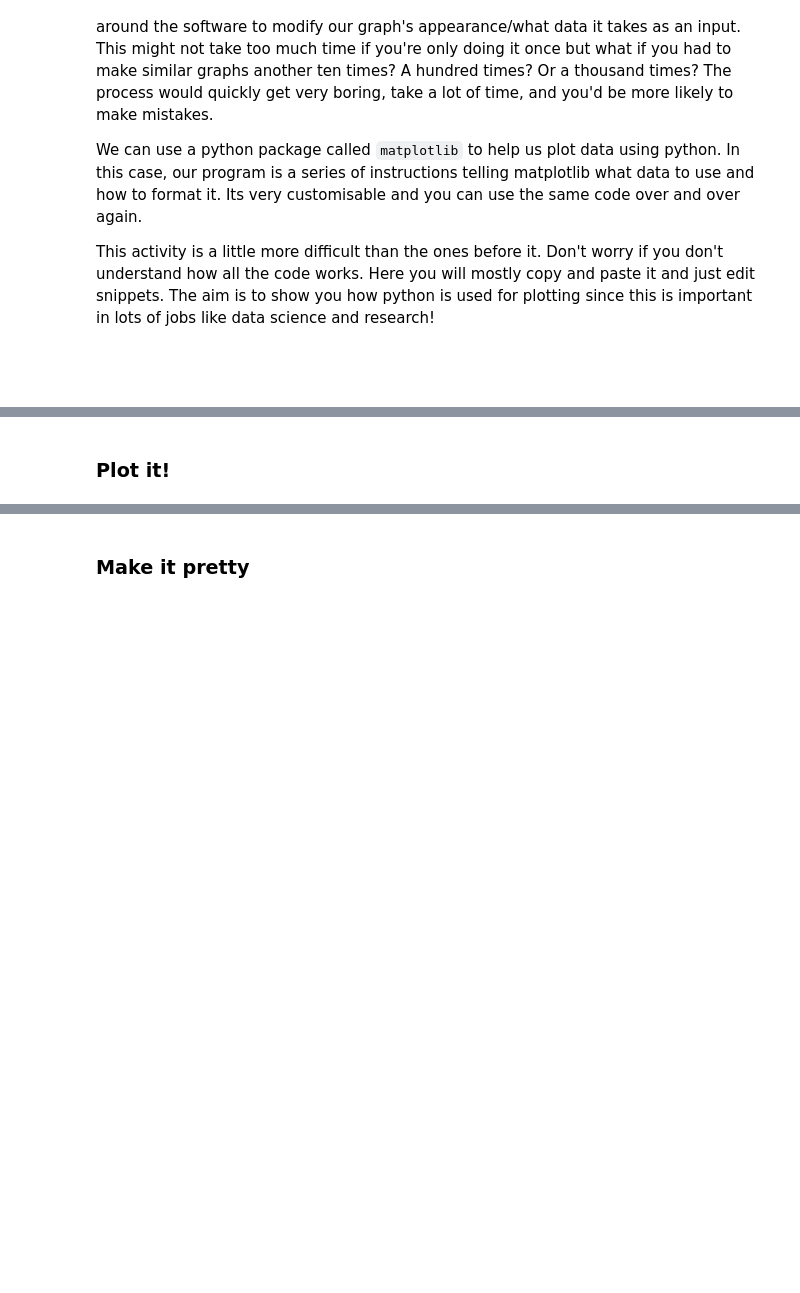
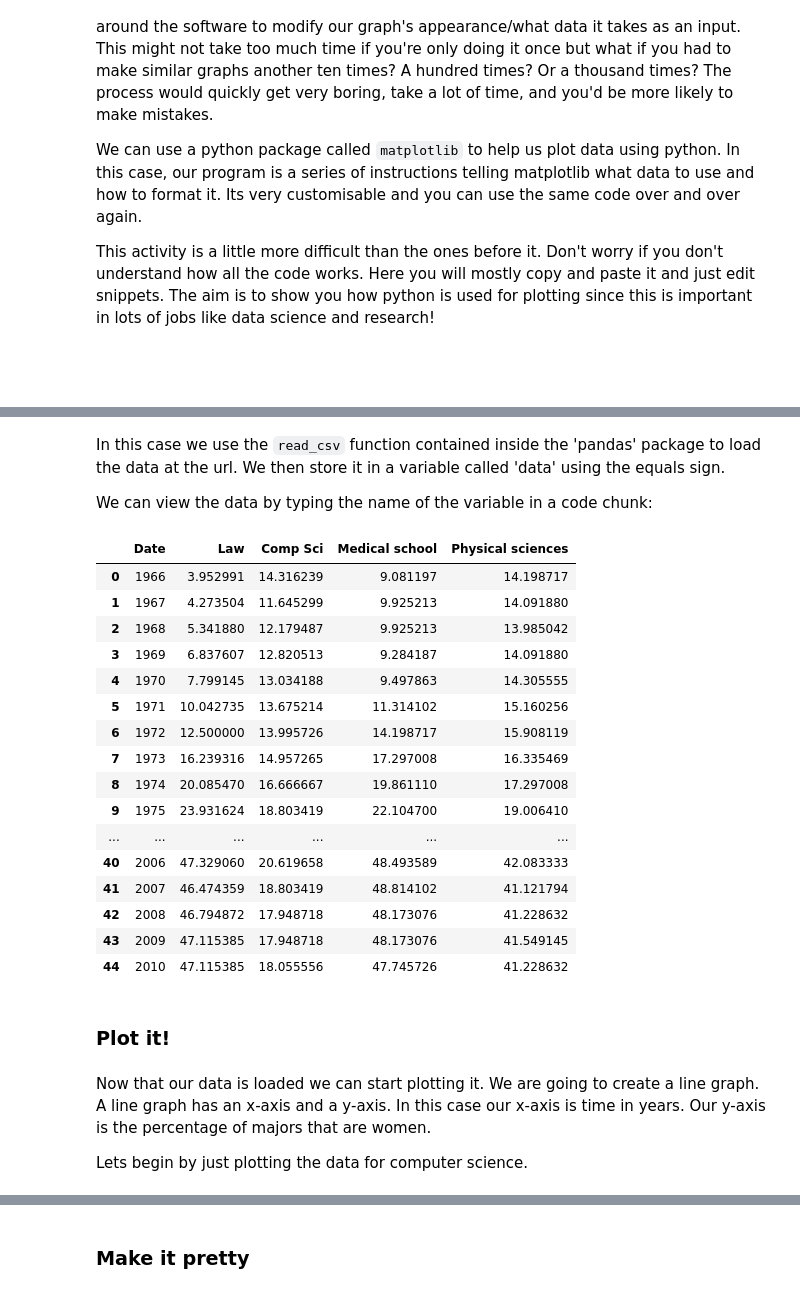
Before and after one commit to ejjohnson93/outreach_jupyter, a Jupyter notebook: all_code.ipynb, the cells around one changed output, grey strips where cells are left out. Cells and saved outputs as stored; diff of their text form; code cells hidden in the pictures; blank space fills up the shorter version.

```diff
--- a/all_code.ipynb
+++ b/all_code.ipynb
@@ -28,7 +80,35 @@ import pandas as pd
 # %%
 data = pd.read_csv("https://raw.githubusercontent.com/ejjohnson93/ejjohnson93.github.io/main/data/women_stem_data.csv")
+# %% [markdown]
+In this case we use the `read_csv` function contained inside the 'pandas' package to load the data at the url. We then store it in a variable called 'data' using the equals sign.
+
+We can view the data by typing the name of the variable in a code chunk:
+# %%
+data
+# %% [output]
+|  | Date | Law | Comp Sci | Medical school | Physical sciences |
+| 0 | 1966 | 3.952991 | 14.316239 | 9.081197 | 14.198717 |
+| 1 | 1967 | 4.273504 | 11.645299 | 9.925213 | 14.091880 |
+| 2 | 1968 | 5.341880 | 12.179487 | 9.925213 | 13.985042 |
+| 3 | 1969 | 6.837607 | 12.820513 | 9.284187 | 14.091880 |
+| 4 | 1970 | 7.799145 | 13.034188 | 9.497863 | 14.305555 |
+| 5 | 1971 | 10.042735 | 13.675214 | 11.314102 | 15.160256 |
+| 6 | 1972 | 12.500000 | 13.995726 | 14.198717 | 15.908119 |
+| 7 | 1973 | 16.239316 | 14.957265 | 17.297008 | 16.335469 |
+| 8 | 1974 | 20.085470 | 16.666667 | 19.861110 | 17.297008 |
+| 9 | 1975 | 23.931624 | 18.803419 | 22.104700 | 19.006410 |
+| ... | ... | ... | ... | ... | ... |
+| 40 | 2006 | 47.329060 | 20.619658 | 48.493589 | 42.083333 |
+| 41 | 2007 | 46.474359 | 18.803419 | 48.814102 | 41.121794 |
+| 42 | 2008 | 46.794872 | 17.948718 | 48.173076 | 41.228632 |
+| 43 | 2009 | 47.115385 | 17.948718 | 48.173076 | 41.549145 |
+| 44 | 2010 | 47.115385 | 18.055556 | 47.745726 | 41.228632 |
 # %% [markdown]
 ### Plot it!
+# %% [markdown]
+Now that our data is loaded we can start plotting it. We are going to create a line graph. A line graph has an x-axis and a y-axis. In this case our x-axis is time in years. Our y-axis is the percentage of majors that are women.
+
+Lets begin by just plotting the data for computer science.
 # %%
 x = data["Date"]
 # %%
```
Also changed, not shown: parts of 41 cells of this notebook, 1 other file.
